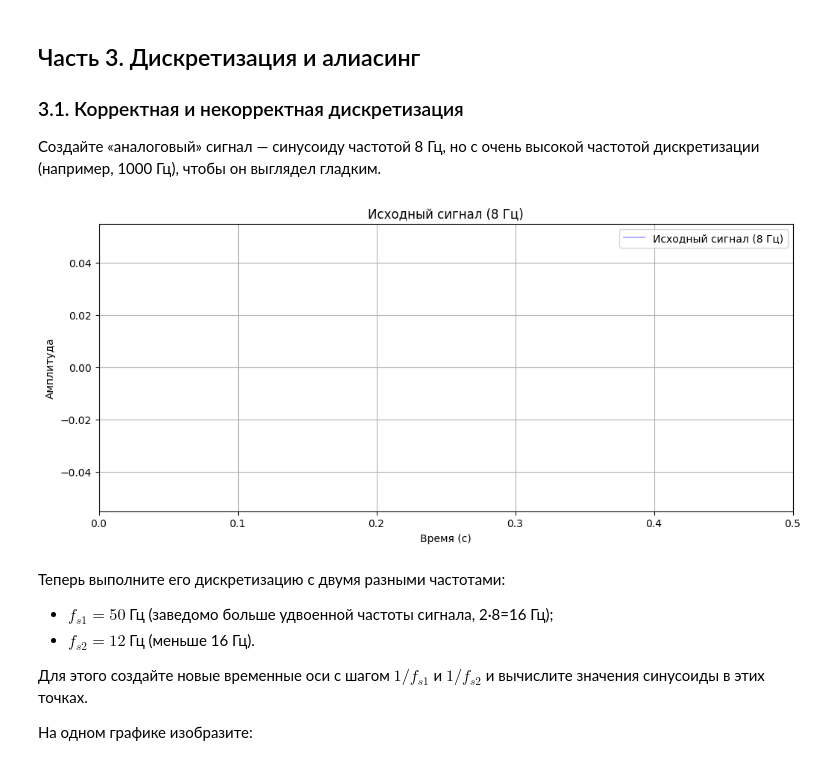
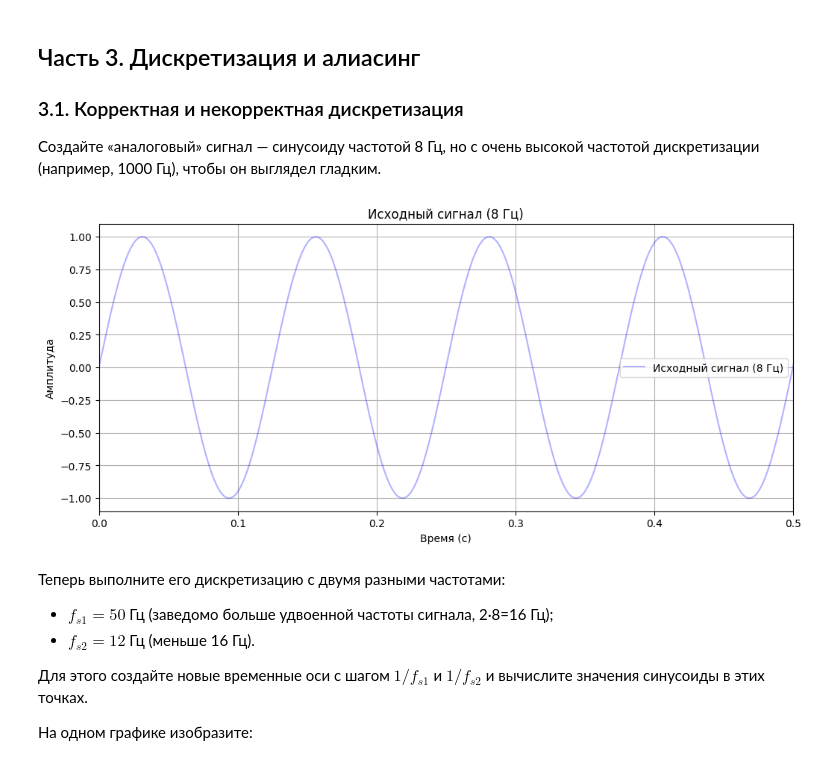
Before and after one commit to Serge6925/dsp-seminars, a Jupyter notebook: seminars/1.ipynb, the cells around one changed output. Drawn from its saved outputs; the diff is of its cells as text; code cells hidden in the pictures.

```diff
--- a/seminars/1.ipynb
+++ b/seminars/1.ipynb
@@ -208,21 +212,24 @@ plt.show()
 # %%
 # «Аналоговый» сигнал с высокой частотой дискретизации
 fs_analog = 1000
 t_analog = []
 f_signal = 8
 analog_signal = []
 
+t_analog = np.linspace(0, T, int(fs_analog * T), endpoint=False)
+analog_signal = np.sin(2 * np.pi * f_signal * t_analog)
+
 plt.figure(figsize=(12,5))
-plt.plot([], [], 'b-', alpha=0.3, label='Исходный сигнал (8 Гц)')
+plt.plot(t_analog, analog_signal, 'b-', alpha=0.3, label='Исходный сигнал (8 Гц)')
 plt.xlabel('Время (с)')
 plt.ylabel('Амплитуда')
 plt.title('Исходный сигнал (8 Гц)')
 plt.legend()
 plt.grid(True)
 plt.xlim(0, 0.5)
 plt.show()
 # %% [output]
-[figure, old version]
+[figure, new version]
 # %% [markdown]
 Теперь выполните его дискретизацию с двумя разными частотами:
 - $f_{s1} = 50$ Гц (заведомо больше удвоенной частоты сигнала, 2·8=16 Гц);
```
Also changed, not shown: parts of 6 cells of this notebook.
